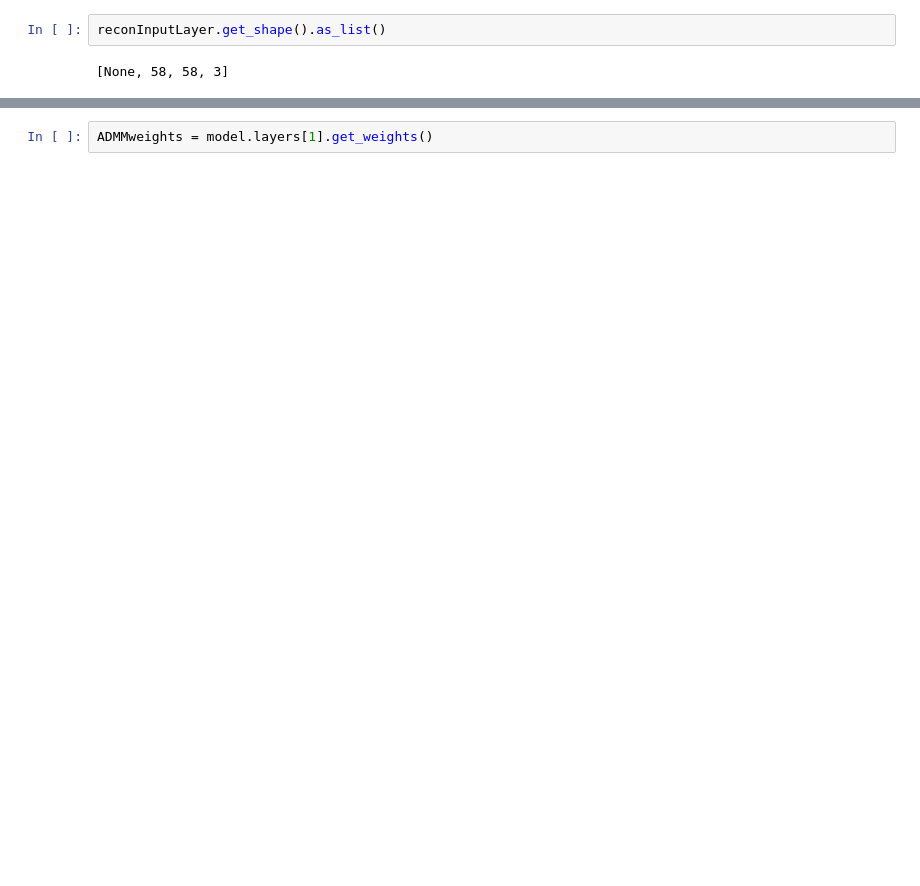
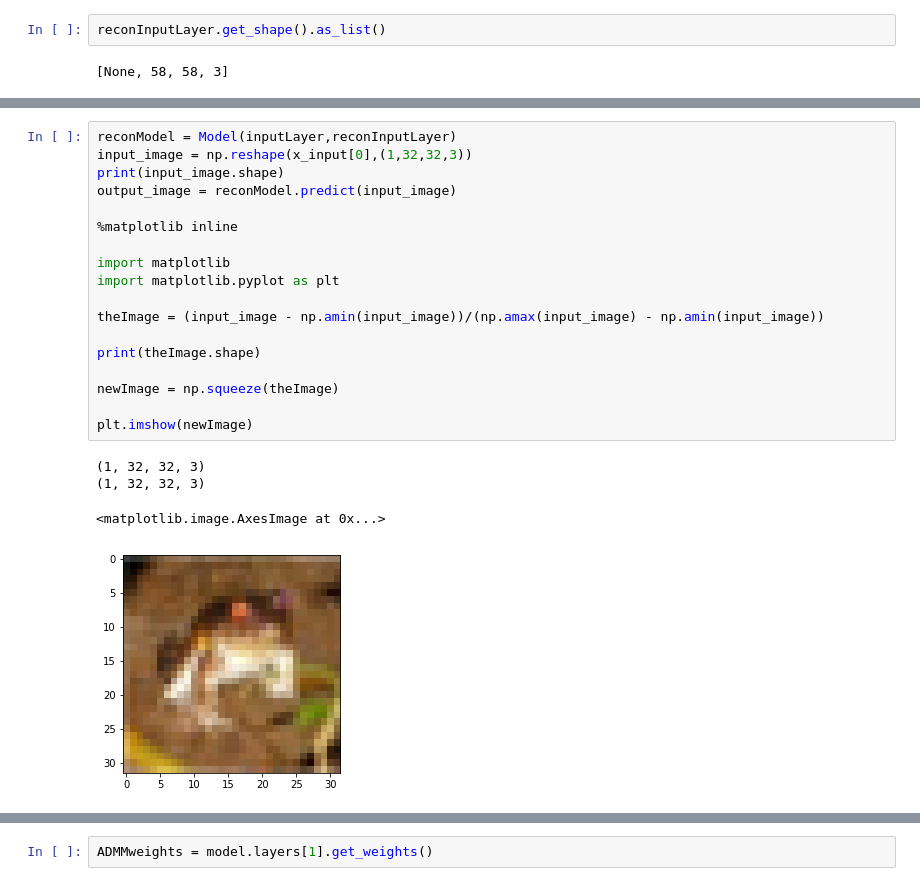
Before and after one commit to lrr0001/diff-admm-for-multi-layer-sc, a Jupyter notebook: debugging_notebook.ipynb, the cells around one changed output, grey strips where cells are left out. Cells and saved outputs as stored; diff of their text form; blank space fills up the shorter version.

```diff
--- a/debugging_notebook.ipynb
+++ b/debugging_notebook.ipynb
@@ -93,0 +246,23 @@ Deprecated in favor of operator or tf.math.divide.
+# %%
+reconModel = Model(inputLayer,reconInputLayer)
+input_image = np.reshape(x_input[0],(1,32,32,3))
+print(input_image.shape)
+output_image = reconModel.predict(input_image)
+
+%matplotlib inline
+
+import matplotlib
+import matplotlib.pyplot as plt
+
+theImage = (input_image - np.amin(input_image))/(np.amax(input_image) - np.amin(input_image))
+
+print(theImage.shape)
+
+newImage = np.squeeze(theImage)
+
+plt.imshow(newImage)
+# %% [output]
+(1, 32, 32, 3)
+(1, 32, 32, 3)
+<matplotlib.image.AxesImage at 0x...>
+[figure, added]
```
Also changed, not shown: parts of 27 cells of this notebook, 1 other file.
